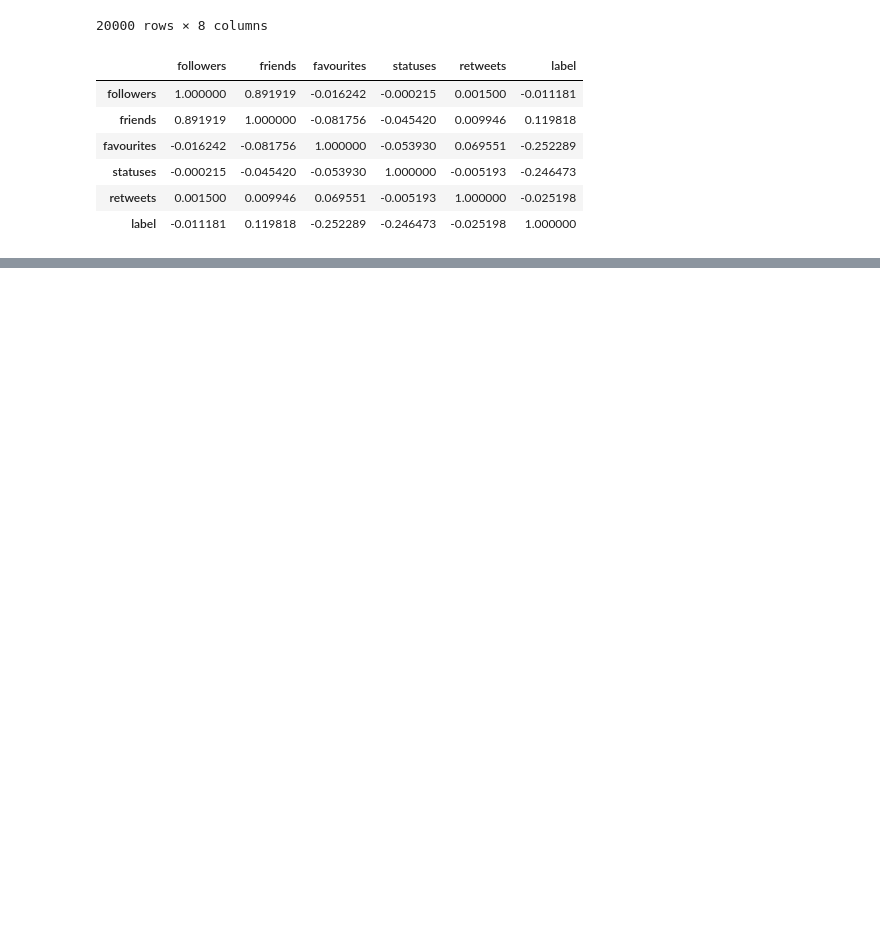
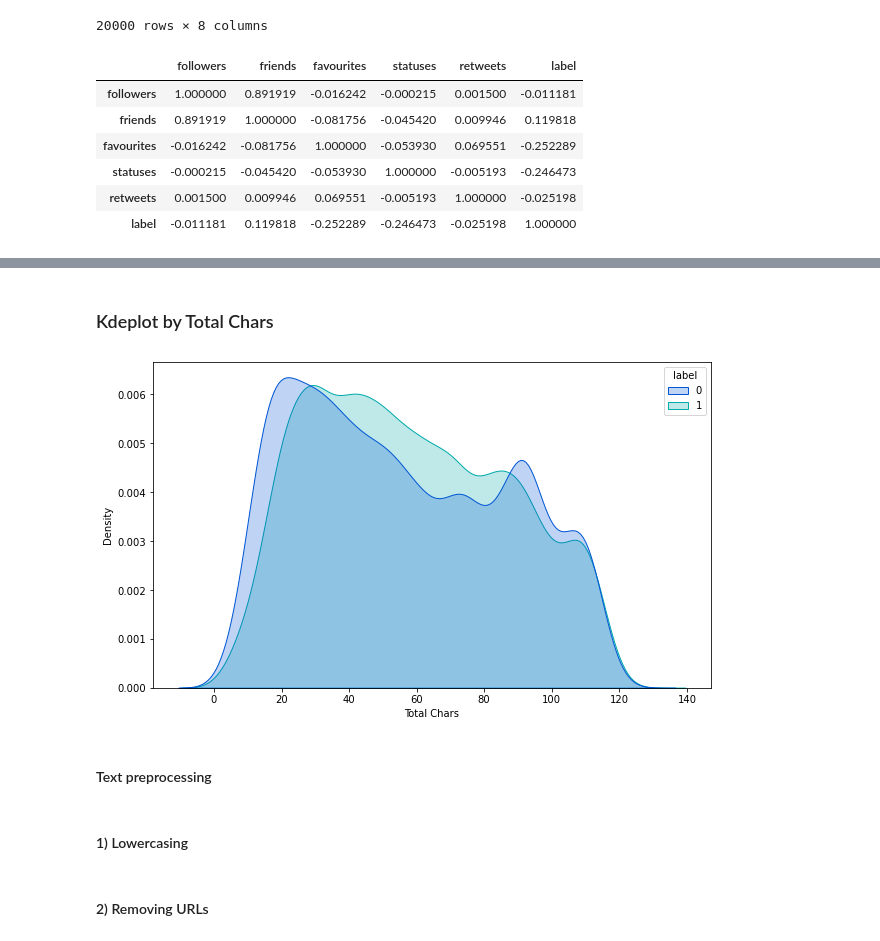
Before and after one commit to The-DigitalAcademy/CT_NLP_Project, a Jupyter notebook: Main_NLP.ipynb, the cells around one changed output, grey strips where cells are left out. Cells and saved outputs as stored; diff of their text form; code cells hidden in the pictures; blank space fills up the shorter version.

```diff
--- a/Main_NLP.ipynb
+++ b/Main_NLP.ipynb
@@ -128,0 +243,14 @@ AttributeError: Can only use .dt accessor with datetimelike values
+# %% [markdown]
+ ### Kdeplot by Total Chars
+# %%
+
+
+plt.figure(figsize = (10, 6))
+sns.kdeplot(x = Mental_Health_Twitter_data['Total Chars'], hue= Mental_Health_Twitter_data['label'], palette= 'winter', shade = True)
+plt.show()
+# %% [output]
+[figure, added]
+# %% [markdown]
+ #### Text preprocessing
+# %% [markdown]
+#### 1) Lowercasing
@@ -128,0 +265,2 @@ AttributeError: Can only use .dt accessor with datetimelike values
+# %% [markdown]
+ #### 2) Removing URLs
```
Also changed, not shown: parts of 64 cells of this notebook.
